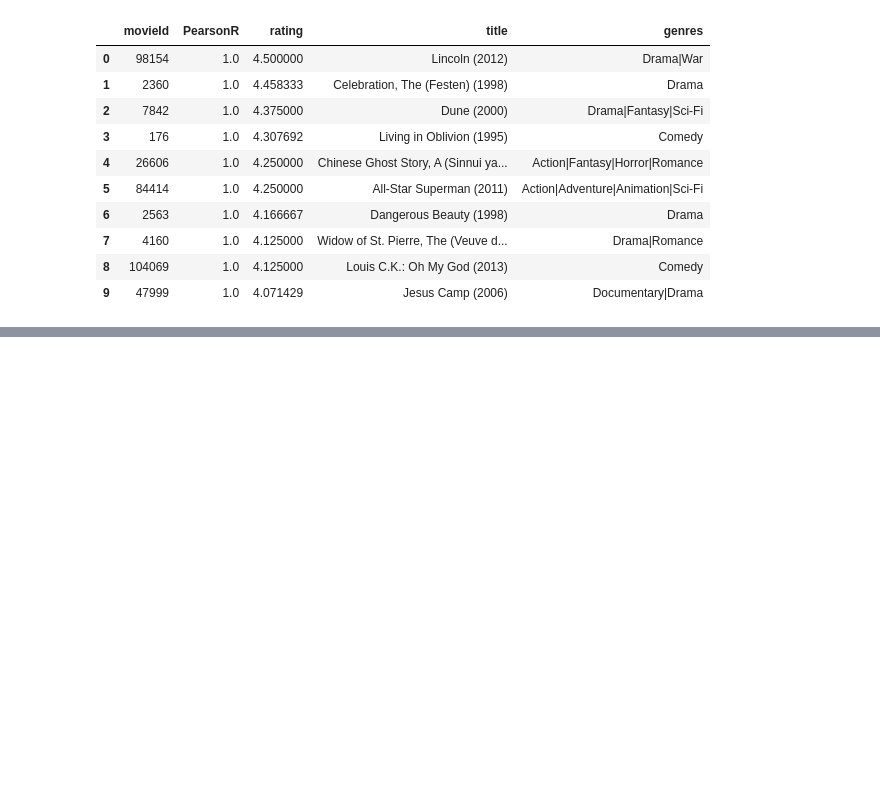
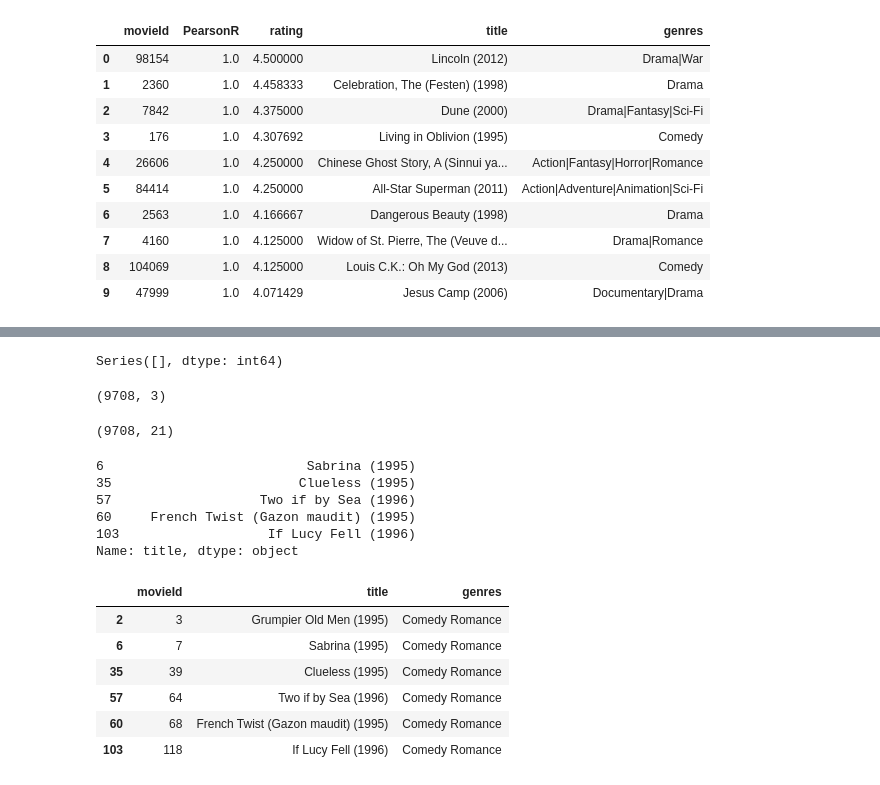
Before and after one commit to DimaRossikhin/RecSys-Books, a Jupyter notebook: rec.ipynb, the cells around one changed output, grey strips where cells are left out. Drawn from its saved outputs; the diff is of its cells as text; code cells hidden in the pictures; blank space fills up the shorter version.

```diff
--- a/rec.ipynb
+++ b/rec.ipynb
@@ -291,0 +295,2 @@ detail3
+# %%
+movies = pd.read_csv('C:/Users/rossi/Desktop/MLOps/Books/Dataset/movies.csv', sep = ',')
@@ -291,0 +310,3 @@ detail3
+# %%
+movies['genres'] = movies['genres'].str.replace('|', ' ') # заменяем в столбце genre знак на пробел
+movies.head(5)
@@ -291,0 +320,10 @@ detail3
+# %%
+movies[movies.genres == '(no genres listed)'].value_counts() # смотрим, у какого кол-ва фильмов отсутстует жанр
+# %% [output]
+Series([], dtype: int64)
+# %%
+movies.drop(movies[movies.genres == '(no genres listed)'].index, inplace=True) # удаляем строки, где отсутствует жанр
+# %%
+movies.shape
+# %% [output]
+(9708, 3)
@@ -291,0 +337,4 @@ detail3
+# %%
+movies_1.shape # выведенный результат означает, что в базе для описания 9708 книг используется 21 слово.
+# %% [output]
+(9708, 21)
@@ -291,0 +344,33 @@ detail3
+# %%
+# Получим попарные оценки сходства всех фильмов по сравнению с фильмом, переданным по индексу, отсортировав их и получив топ-5
+
+# здесь 2 - это индекс книги в наборе данных
+similarity_scores = list(enumerate(cosine_similarity[2]))
+similarity_scores = sorted(similarity_scores, key=lambda x: x[1], reverse=True)
+similarity_scores = similarity_scores[1:6]
+
+# Получим индекс похожих книг
+movies_index = [i[0] for i in similarity_scores]
+
+# Выведем топ-5 наиболее похожих книг, используя индексацию на основе целочисленного местоположения (iloc)
+print (movies['title'].iloc[movies_index])
+# %% [output]
+6                          Sabrina (1995)
+35                        Clueless (1995)
+57                   Two if by Sea (1996)
+60     French Twist (Gazon maudit) (1995)
+103                   If Lucy Fell (1996)
+Name: title, dtype: object
+# %%
+# проверим, корректно ли подобрались фильмы по жанру к фильму с индексом 2
+
+movies[movies['title'].isin(['Grumpier Old Men (1995)', 'Sabrina (1995)', 'Clueless (1995)', 'Two if by Sea (1996)',
+                             'French Twist (Gazon maudit) (1995)', 'If Lucy Fell (1996)'])]
+# %% [output]
+|  | movieId | title | genres |
+| 2 | 3 | Grumpier Old Men (1995) | Comedy Romance |
+| 6 | 7 | Sabrina (1995) | Comedy Romance |
+| 35 | 39 | Clueless (1995) | Comedy Romance |
+| 57 | 64 | Two if by Sea (1996) | Comedy Romance |
+| 60 | 68 | French Twist (Gazon maudit) (1995) | Comedy Romance |
+| 103 | 118 | If Lucy Fell (1996) | Comedy Romance |
```
Also changed, not shown: parts of 8 cells of this notebook.
